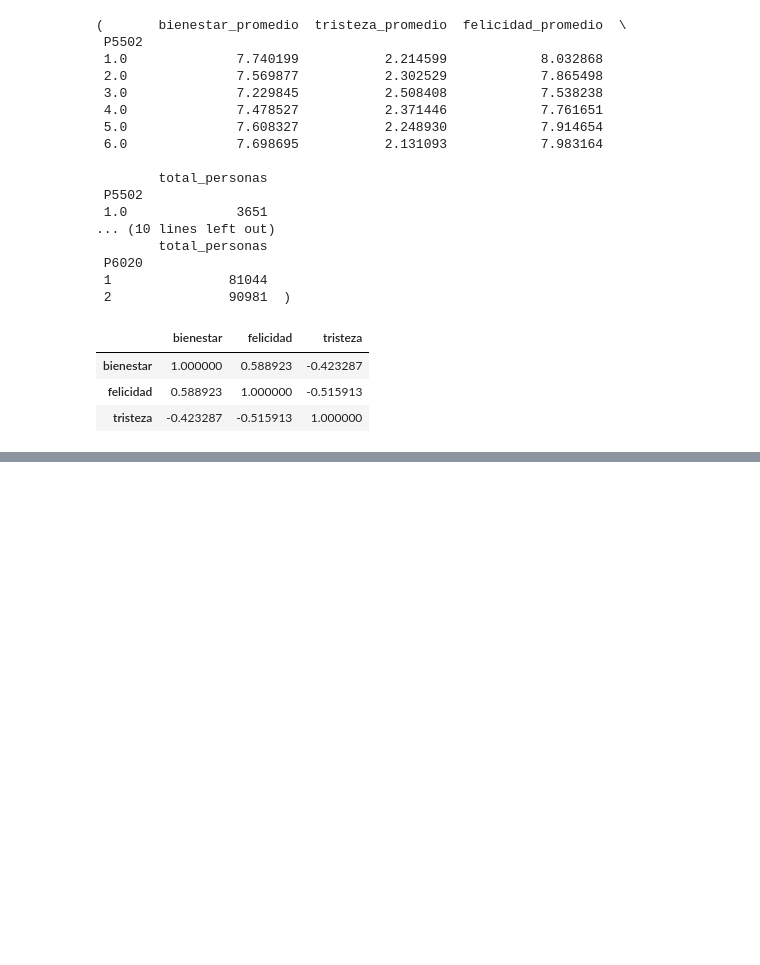
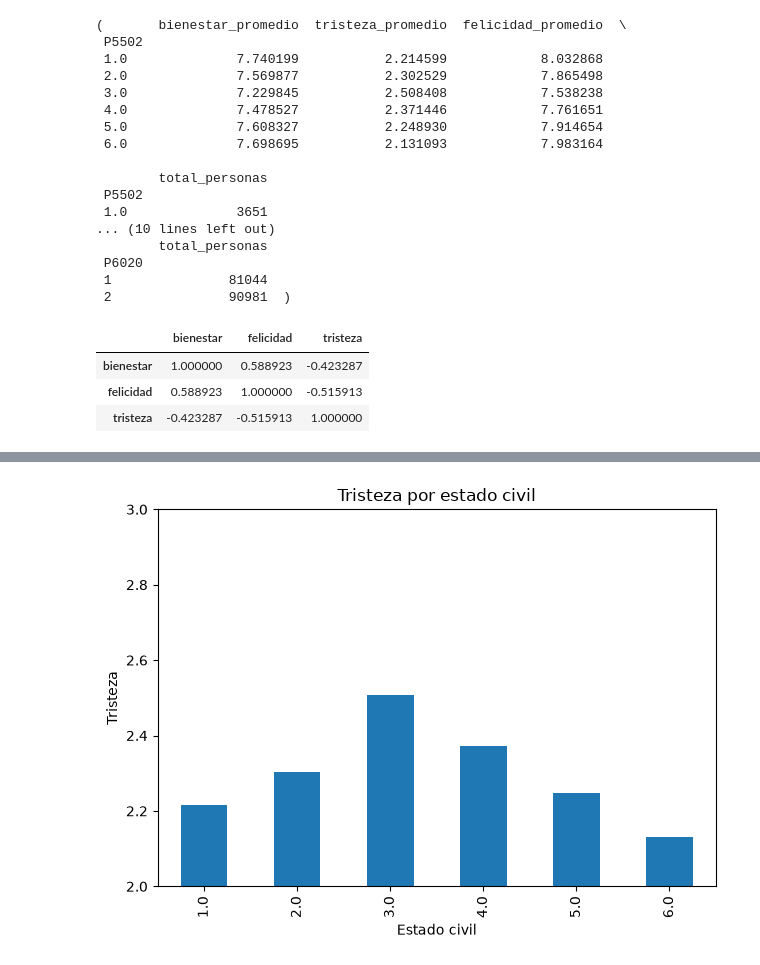
Before and after one commit to Sebast68h/PROYECTO-1-DATA, a Jupyter notebook: notebooks/Proyecto1.ipynb, the cells around one changed output, grey strips where cells are left out. Saved outputs shown, nothing was run; the diff lists cells and outputs as text; code cells hidden in the pictures; blank space fills up the shorter version.

```diff
--- a/notebooks/Proyecto1.ipynb
+++ b/notebooks/Proyecto1.ipynb
@@ -361,0 +356,6 @@ guardar_img("estado_civil_barras.png")
+# %%
+estado_civil["tristeza_promedio"].plot(kind="bar", title="Tristeza por estado civil", ylim=(2, 3), xlabel="Estado civil")
+plt.ylabel("Tristeza")
+guardar_img("estado_civil_tristeza_barras.png")
+# %% [output]
+[figure, added]
```
Also changed, not shown: parts of 3 cells of this notebook, 4 other files.
